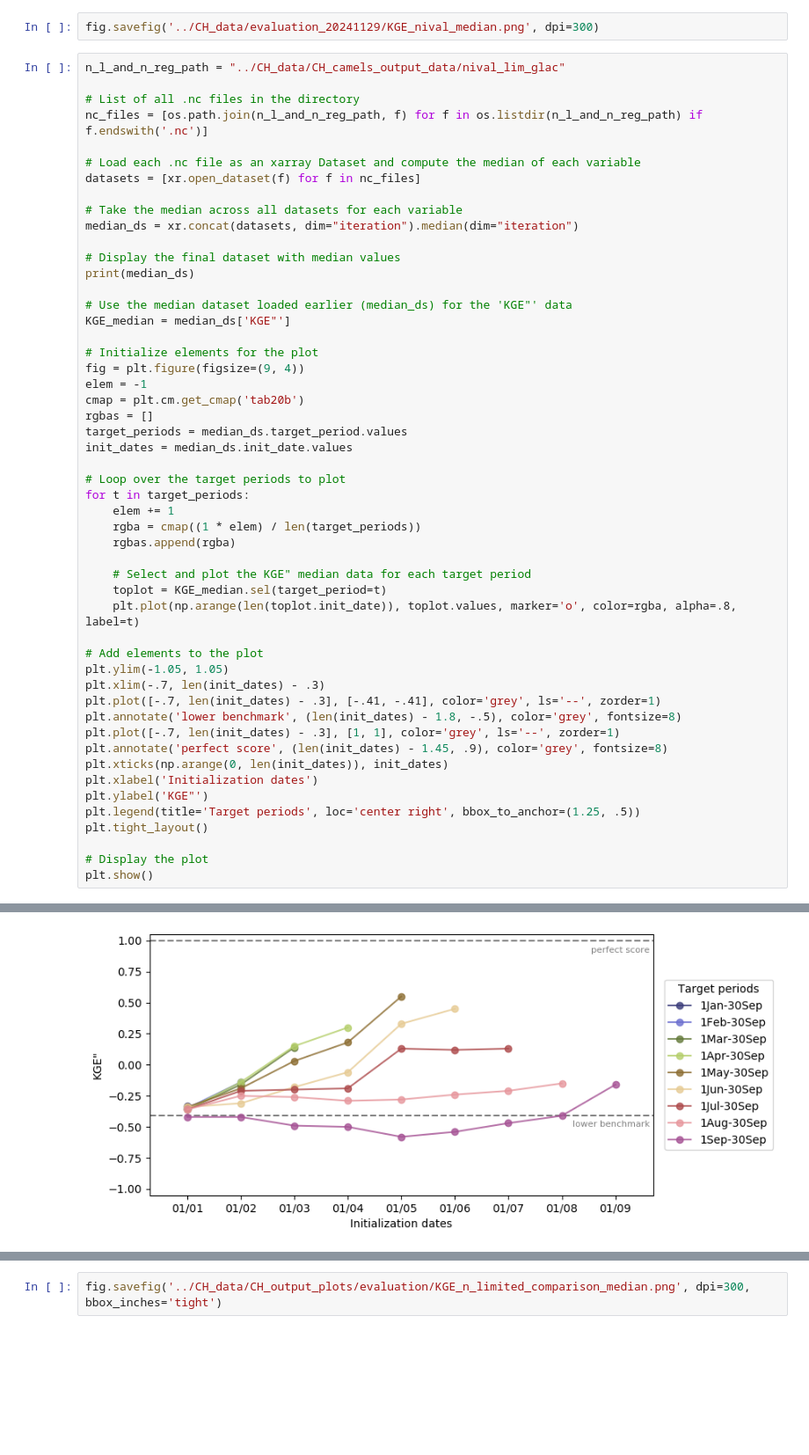
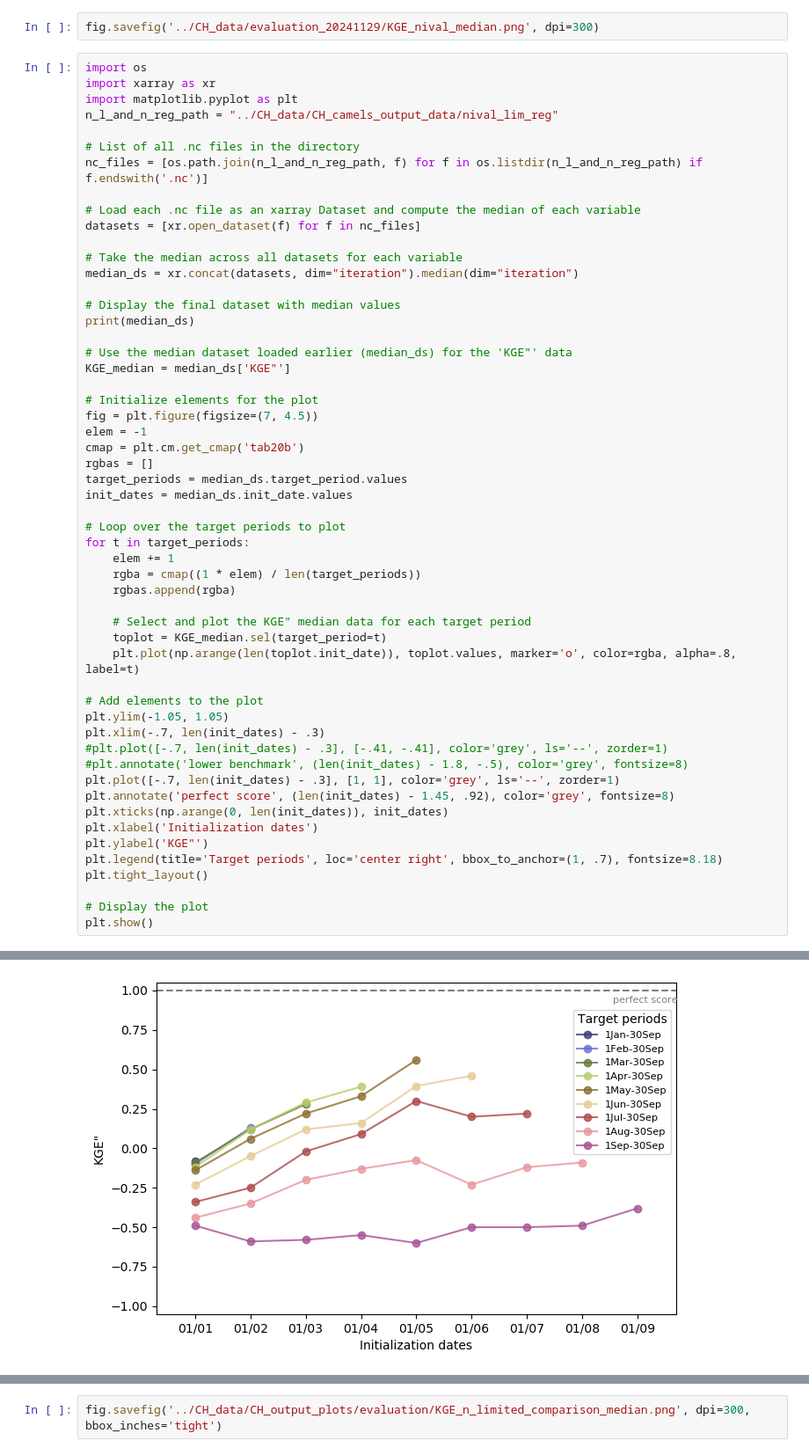
Before and after one commit to Laurin-98/FROSTBYTE_PREVAH, a Jupyter notebook: notebooks/Evaluations.ipynb, the cells around one changed output, grey strips where cells are left out. Shown at 88% size. Cells and saved outputs as stored; diff of their text form; blank space fills up the shorter version.

```diff
--- a/notebooks/Evaluations.ipynb
+++ b/notebooks/Evaluations.ipynb
@@ -225,7 +225,10 @@ Data variables:
 # %%
 fig.savefig('../CH_data/evaluation_20241129/KGE_nival_median.png', dpi=300)
 # %%
-n_l_and_n_reg_path = "../CH_data/CH_camels_output_data/nival_lim_glac"
+import os
+import xarray as xr
+import matplotlib.pyplot as plt
+n_l_and_n_reg_path = "../CH_data/CH_camels_output_data/nival_lim_reg"
 
 # List of all .nc files in the directory
 nc_files = [os.path.join(n_l_and_n_reg_path, f) for f in os.listdir(n_l_and_n_reg_path) if f.endswith('.nc')]
@@ -243,7 +246,7 @@ print(median_ds)
 KGE_median = median_ds['KGE"']
 
 # Initialize elements for the plot
-fig = plt.figure(figsize=(9, 4))
+fig = plt.figure(figsize=(7, 4.5))
 elem = -1
 cmap = plt.cm.get_cmap('tab20b')
 rgbas = []
@@ -263,14 +266,14 @@ for t in target_periods:
 # Add elements to the plot
 plt.ylim(-1.05, 1.05)
 plt.xlim(-.7, len(init_dates) - .3)
-plt.plot([-.7, len(init_dates) - .3], [-.41, -.41], color='grey', ls='--', zorder=1)
-plt.annotate('lower benchmark', (len(init_dates) - 1.8, -.5), color='grey', fontsize=8)
+#plt.plot([-.7, len(init_dates) - .3], [-.41, -.41], color='grey', ls='--', zorder=1)
+#plt.annotate('lower benchmark', (len(init_dates) - 1.8, -.5), color='grey', fontsize=8)
 plt.plot([-.7, len(init_dates) - .3], [1, 1], color='grey', ls='--', zorder=1)
-plt.annotate('perfect score', (len(init_dates) - 1.45, .9), color='grey', fontsize=8)
+plt.annotate('perfect score', (len(init_dates) - 1.45, .92), color='grey', fontsize=8)
 plt.xticks(np.arange(0, len(init_dates)), init_dates)
 plt.xlabel('Initialization dates')
 plt.ylabel('KGE"')
-plt.legend(title='Target periods', loc='center right', bbox_to_anchor=(1.25, .5))
+plt.legend(title='Target periods', loc='center right', bbox_to_anchor=(1, .7), fontsize=8.18)
 plt.tight_layout()
 
 # Display the plot
@@ -291,2 +294,2 @@ Data variables:
-[figure, old version]
+[figure, new version]
 # %%
```
Also changed, not shown: parts of 8 cells of this notebook, 13 other files.
